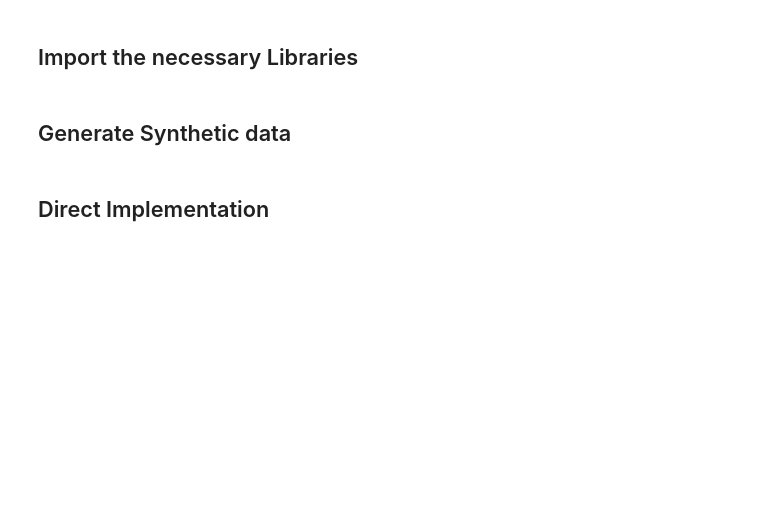
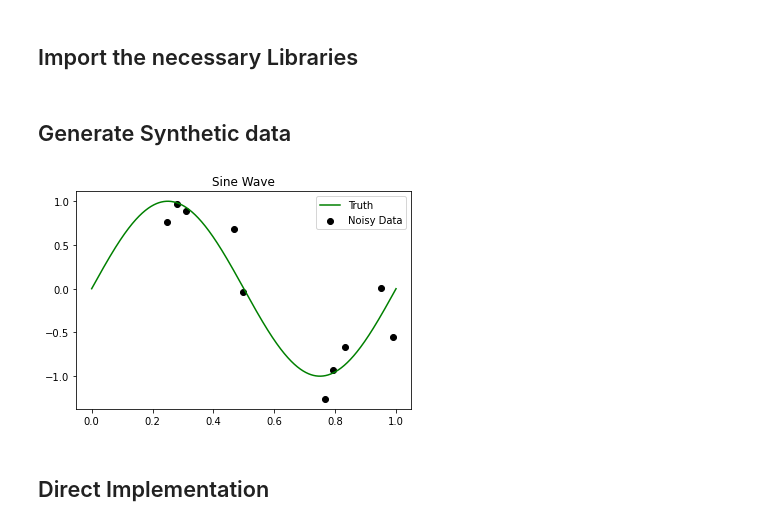
Before and after one commit to surajx/AIFS, a Jupyter notebook: labs/Machine Learning/Polinomial_curve_fitting.ipynb, the cells around one changed output. Saved outputs shown, nothing was run; the diff lists cells and outputs as text; code cells hidden in the pictures; blank space fills up the shorter version.

```diff
--- a/labs/Machine Learning/Polinomial_curve_fitting.ipynb
+++ b/labs/Machine Learning/Polinomial_curve_fitting.ipynb
@@ -39,3 +40,10 @@ y_true = data_gen_process(X_true)
+# %%
+plt.title("Sine Wave")
+plt.plot(X_true, y_true, color="green", label="Truth")
+plt.scatter(X_train, y_train, color="black", label="Noisy Data");
+plt.legend(loc="best");
+# %% [output]
+[figure, added]
 # %%
 M_list = [1, 3, 9]
 # %% [markdown]
```
Also changed, not shown: parts of 5 cells of this notebook.
